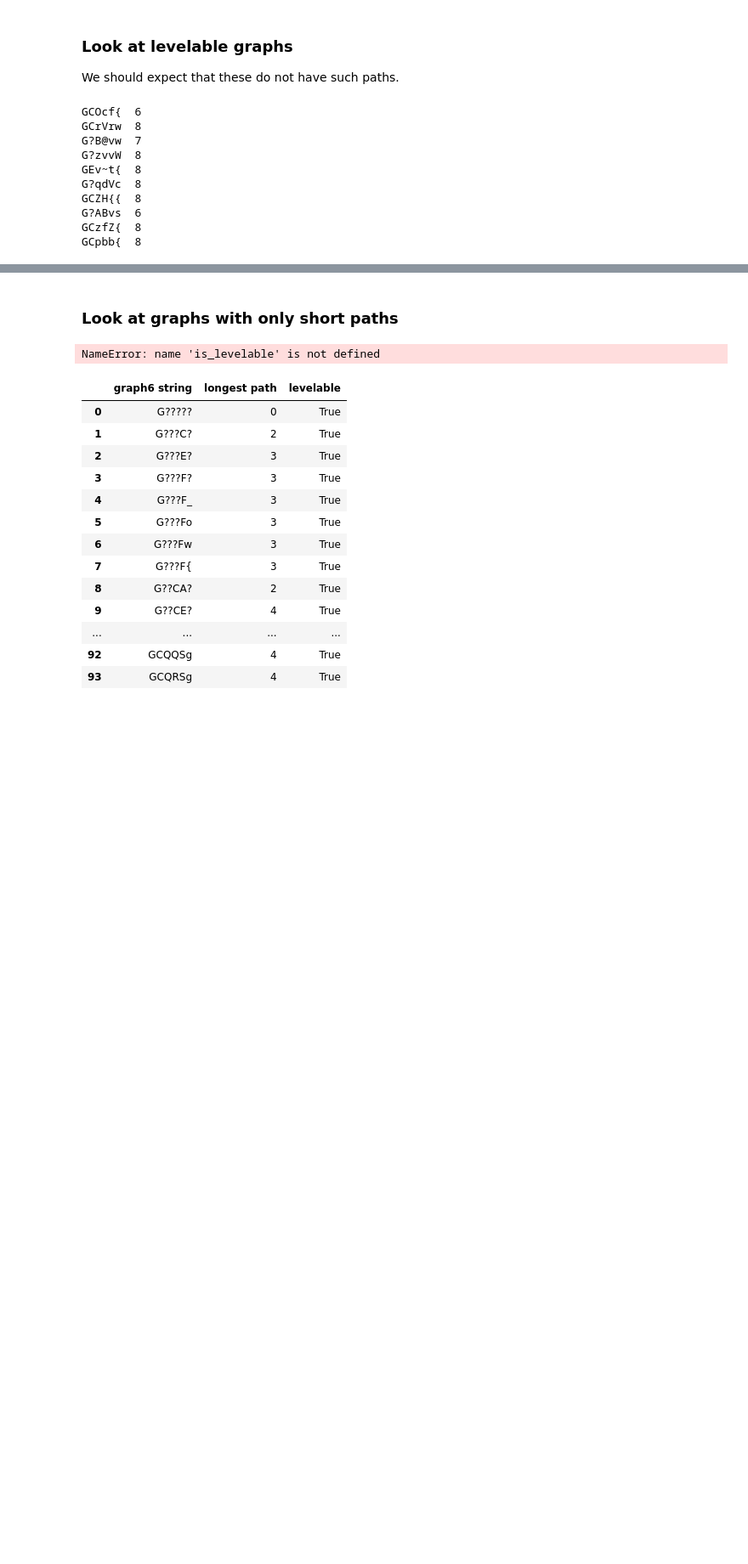
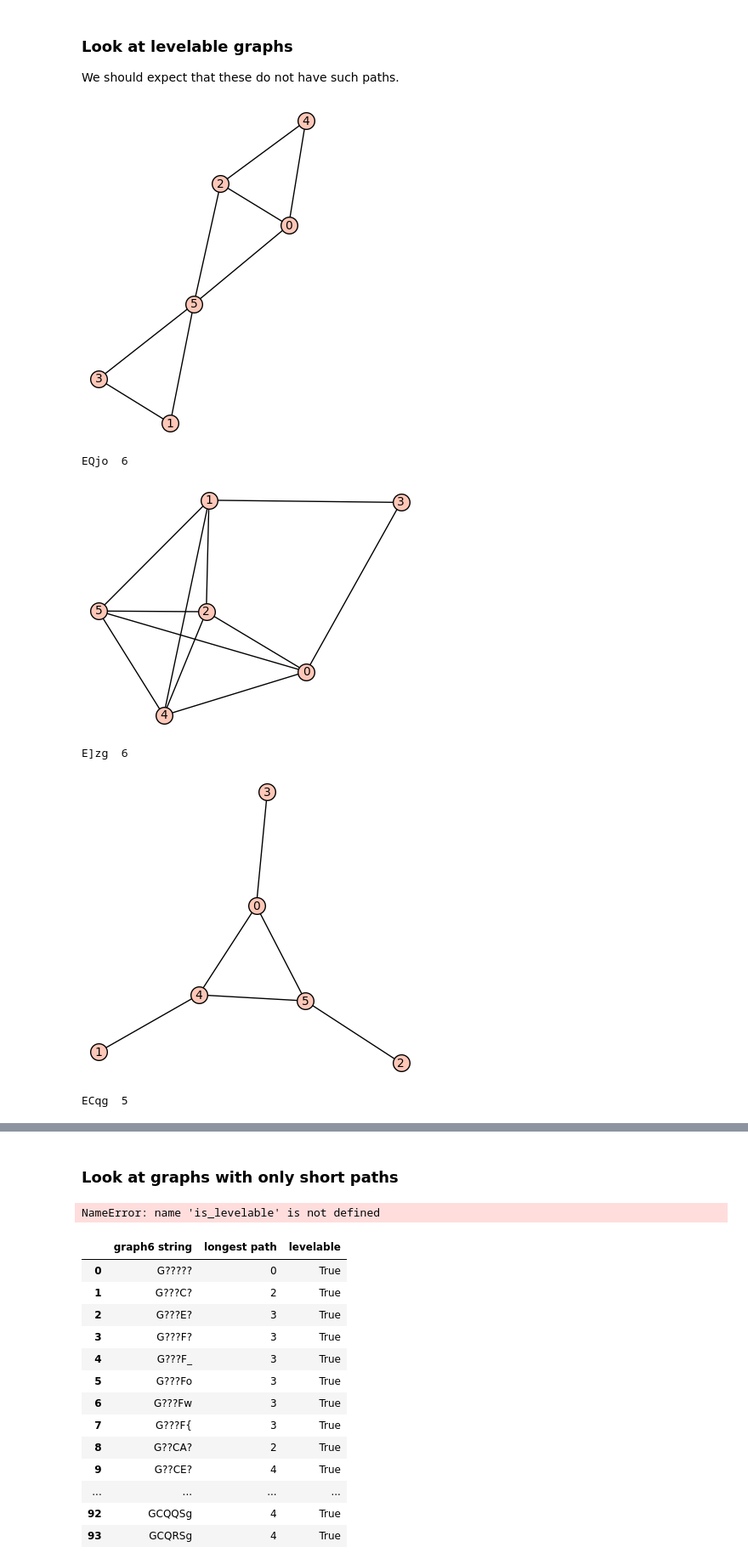
Before and after one commit to michael-chong/levelable, a Jupyter notebook: levelable_analysis.ipynb, the cells around one changed output, grey strips where cells are left out. Shown at 85% size. Drawn from its saved outputs; the diff is of its cells as text; code cells hidden in the pictures; blank space fills up the shorter version.

```diff
--- a/levelable_analysis.ipynb
+++ b/levelable_analysis.ipynb
@@ -240,31 +244,28 @@ G?`fEo  8
 
 We should expect that these do not have such paths.
 # %%
-df = pd.read_csv("results/resultsconnected8.csv")
+df = pd.read_csv("results/resultsconnected6.csv")
 
 # Get the index where levelable is true
 indT = df.index[df.levelable == "T"]
 
 # Randomly sample some
 ind = np.random.choice(indT, 10)
 
 # Get a list of the graph6 strings that aren't levelable
 g6sList = list(df.loc[ind]["graph6 string"])
 
 # Print length of the longest path
 for s in g6sList:
     g = Graph()
     from_graph6(g, s)
+    g.show()
 
     print s + "  "+ str(g.longest_path().order())
 # %% [output]
+[figure, added]
-GCOcf{  6
-GCrVrw  8
-G?B@vw  7
-G?zvvW  8
-GEv~t{  8
-G?qdVc  8
-GCZH{{  8
-G?ABvs  6
-GCzfZ{  8
-GCpbb{  8
+EQjo  6
+[figure, added]
+E]zg  6
+[figure, added]
+ECqg  5
```
Also changed, not shown: parts of 7 cells of this notebook.
